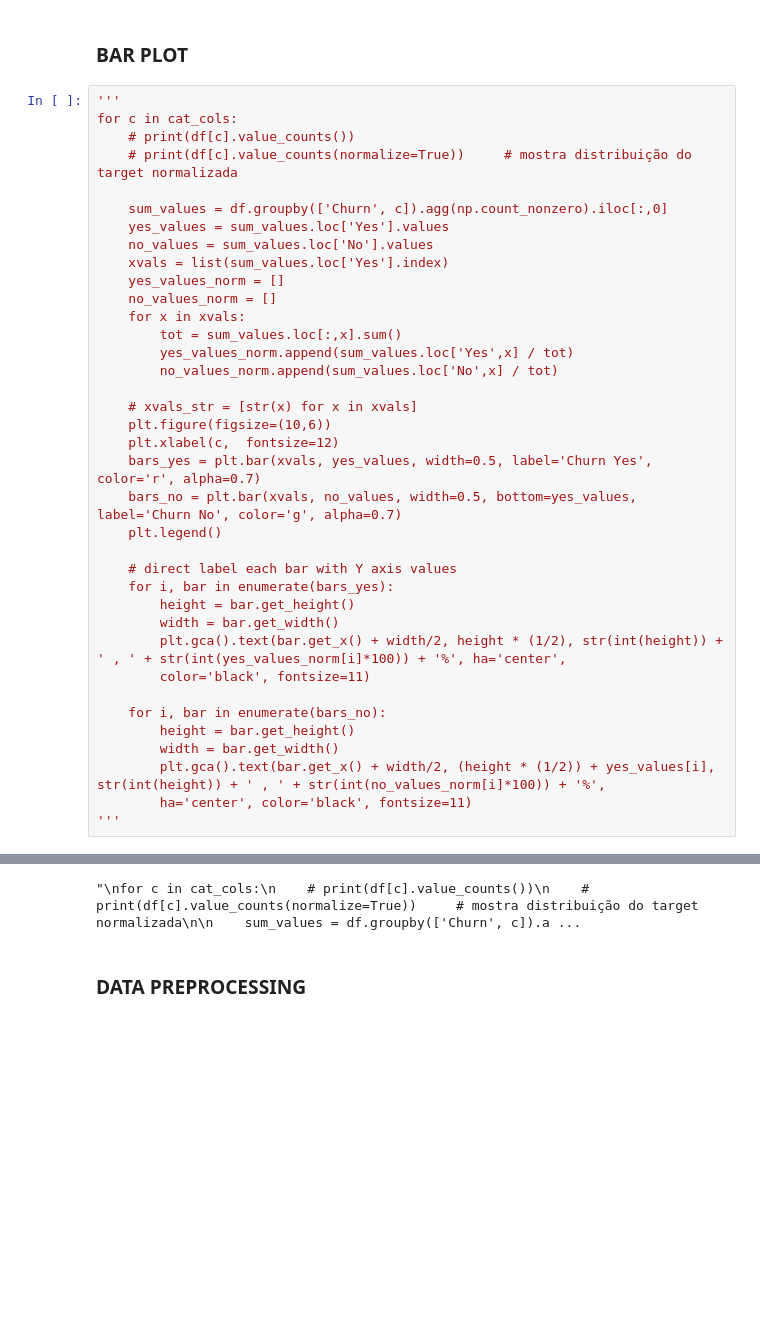
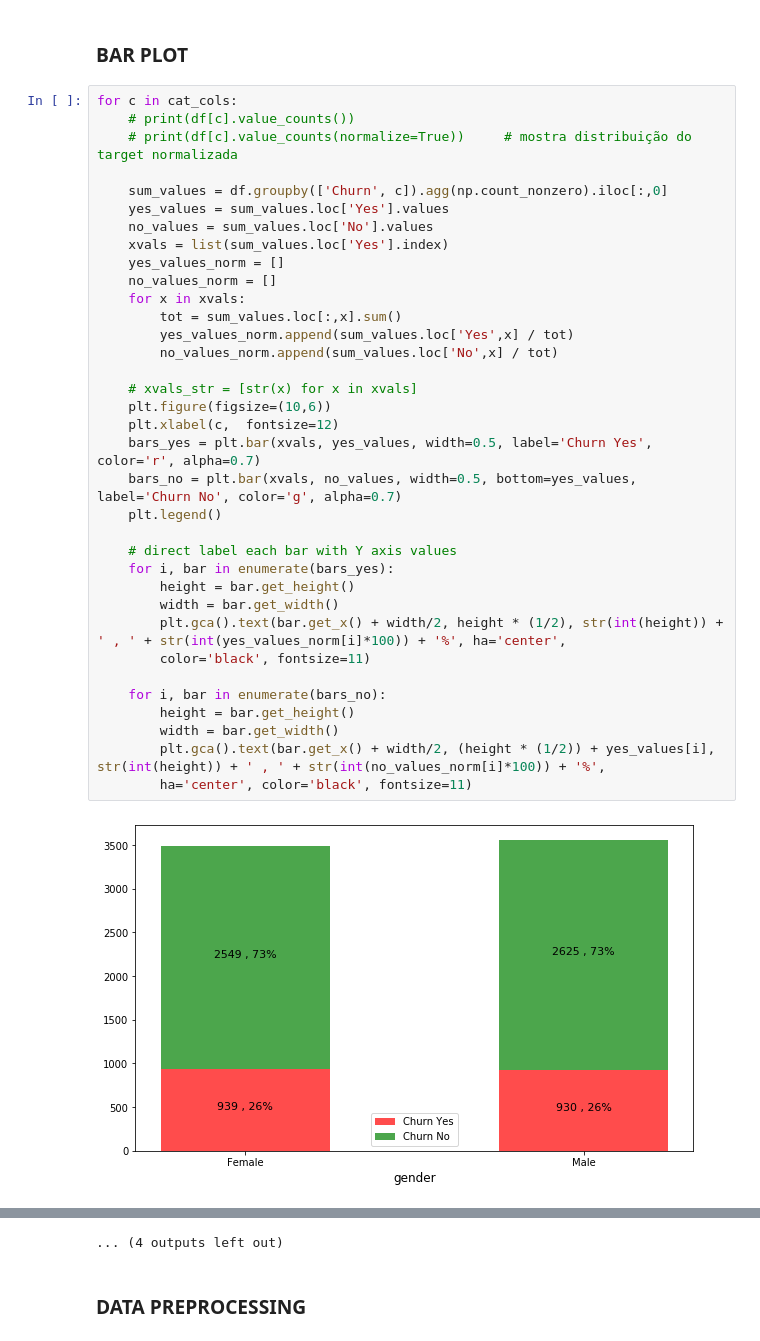
Before and after one commit to mora72/Telco_Customer_Churn, a Jupyter notebook: telco_churn_model.ipynb, the cells around one changed output, grey strips where cells are left out. Drawn from its saved outputs; the diff is of its cells as text; blank space fills up the shorter version.

```diff
--- a/telco_churn_model.ipynb
+++ b/telco_churn_model.ipynb
@@ -128,7 +148,6 @@ for c in num_cols:
 # %% [markdown]
 ### BAR PLOT
 # %%
-'''
 for c in cat_cols:
     # print(df[c].value_counts())
     # print(df[c].value_counts(normalize=True))     # mostra distribuição do target normalizada
@@ -137,31 +156,31 @@ for c in cat_cols:
     yes_values = sum_values.loc['Yes'].values
     no_values = sum_values.loc['No'].values
     xvals = list(sum_values.loc['Yes'].index)
     yes_values_norm = []
     no_values_norm = []
     for x in xvals:
         tot = sum_values.loc[:,x].sum()
         yes_values_norm.append(sum_values.loc['Yes',x] / tot)
         no_values_norm.append(sum_values.loc['No',x] / tot)
 
     # xvals_str = [str(x) for x in xvals]
     plt.figure(figsize=(10,6))
     plt.xlabel(c,  fontsize=12)
     bars_yes = plt.bar(xvals, yes_values, width=0.5, label='Churn Yes', color='r', alpha=0.7)
     bars_no = plt.bar(xvals, no_values, width=0.5, bottom=yes_values, label='Churn No', color='g', alpha=0.7)
     plt.legend()
 
     # direct label each bar with Y axis values
     for i, bar in enumerate(bars_yes):
         height = bar.get_height()
         width = bar.get_width()
         plt.gca().text(bar.get_x() + width/2, height * (1/2), str(int(height)) + ' , ' + str(int(yes_values_norm[i]*100)) + '%', ha='center',
         color='black', fontsize=11)
 
     for i, bar in enumerate(bars_no):
         height = bar.get_height()
         width = bar.get_width()
         plt.gca().text(bar.get_x() + width/2, (height * (1/2)) + yes_values[i], str(int(height)) + ' , ' + str(int(no_values_norm[i]*100)) + '%',
         ha='center', color='black', fontsize=11)
-'''
 # %% [output]
+[figure, added]
@@ -168,4 +198,4 @@ for c in cat_cols:
-"\nfor c in cat_cols:\n    # print(df[c].value_counts())\n    # print(df[c].value_counts(normalize=True))     # mostra distribuição do target normalizada\n\n    sum_values = df.groupby(['Churn', c]).a ...
+... (4 outputs left out)
 # %% [markdown]
 ### DATA PREPROCESSING
 # %%
```
Also changed, not shown: parts of 9 cells of this notebook, 1 other file.
